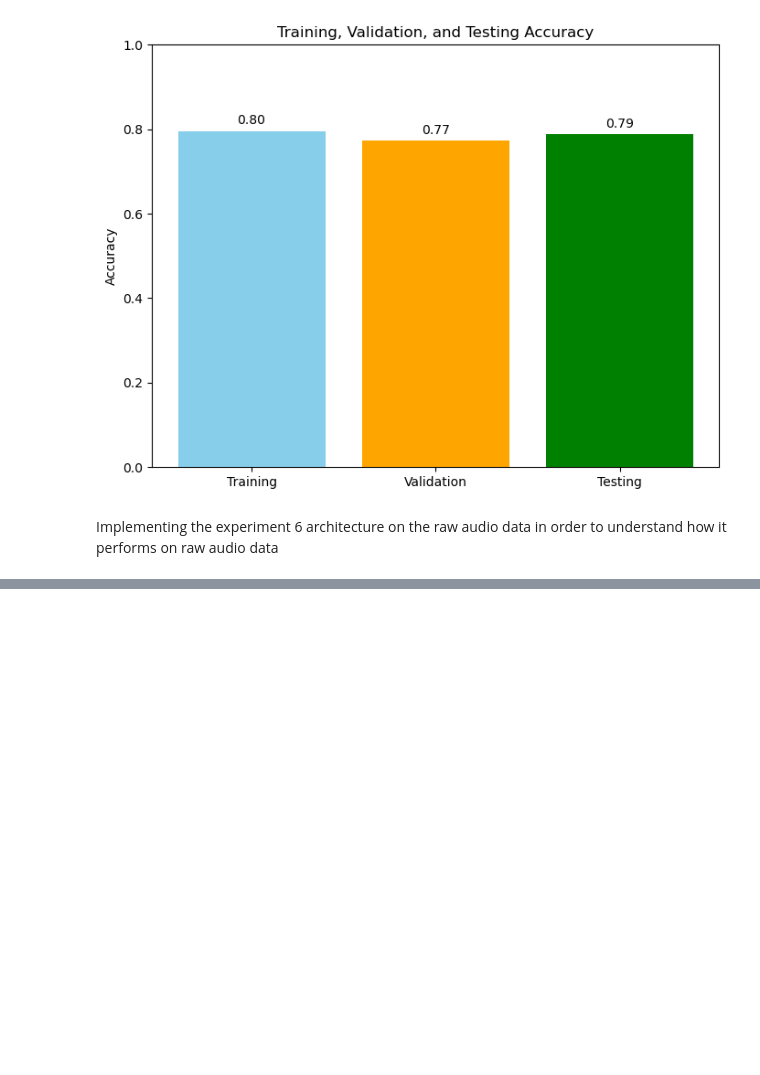
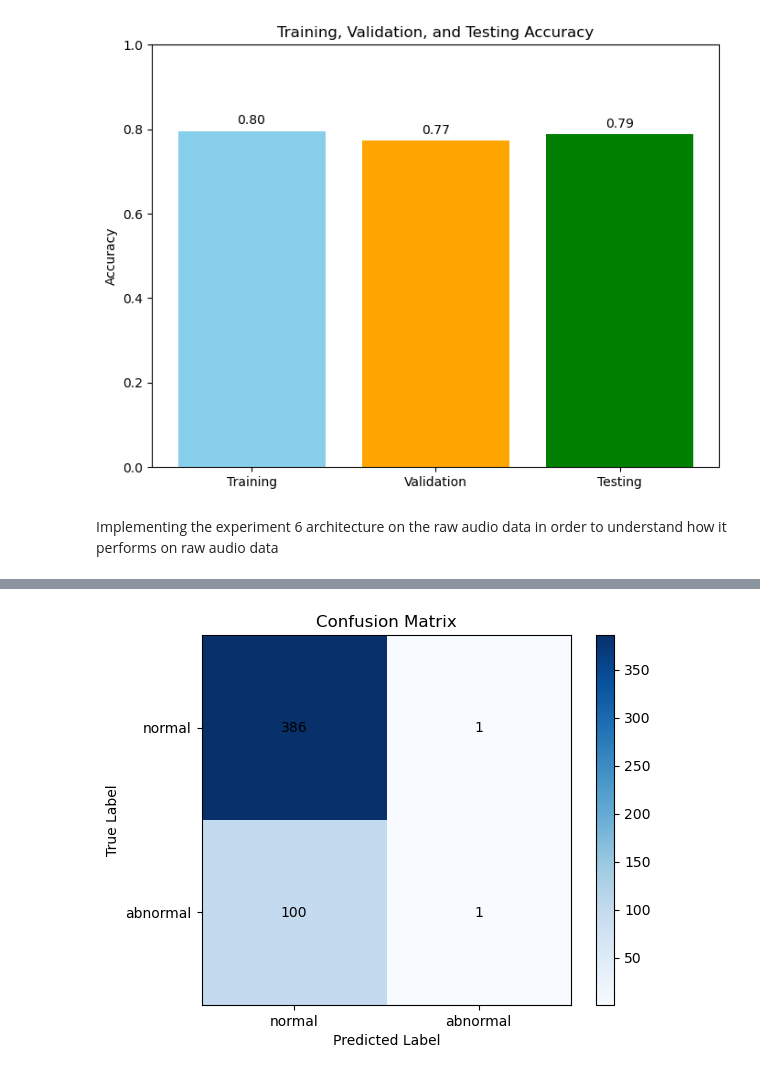
Before and after one commit to sania8/ProgrammingAndMathsforAI, a Jupyter notebook: Task1-NN_Implementation.ipynb, the cells around one changed output, grey strips where cells are left out. Drawn from its saved outputs; the diff is of its cells as text; code cells hidden in the pictures; blank space fills up the shorter version.

```diff
--- a/Task1-NN_Implementation.ipynb
+++ b/Task1-NN_Implementation.ipynb
@@ -914,0 +975,32 @@ Implementing the experiment 6 architecture on the raw audio data in order to und
+# %%
+import numpy as np
+import librosa
+
+def load_audio_folder(folder, max_len=16000):
+    X, y = [], []
+    for label, cls in enumerate(["normal", "abnormal"]):
+        cls_folder = os.path.join(folder, cls)
+        for file in os.listdir(cls_folder):
+            if file.endswith(".wav"):
+                path = os.path.join(cls_folder, file)
+                waveform, sr = librosa.load(path, sr=None)  # load original sampling rate
+
+                # Trim or pad to max_len
+                if len(waveform) > max_len:
+                    waveform = waveform[:max_len]
+                elif len(waveform) < max_len:
+                    waveform = np.pad(waveform, (0, max_len - len(waveform)))
+
+                X.append(waveform)
+                y.append(label)
+    return np.array(X), np.array(y)
+# %%
+max_len = 16000  # e.g., 1-second audio at 16kHz
+
+X_train, y_train = load_audio_folder(os.path.join(output_dir, "train"), max_len)
+X_val, y_val     = load_audio_folder(os.path.join(output_dir, "val"), max_len)
+X_test, y_test   = load_audio_folder(os.path.join(output_dir, "test"), max_len)
+
+print("Train:", X_train.shape, y_train.shape)
+print("Val:", X_val.shape, y_val.shape)
+print("Test:", X_test.shape, y_test.shape)
@@ -914,0 +1011,2 @@ Implementing the experiment 6 architecture on the raw audio data in order to und
+# %%
+model_audio = SimpleNN(input_dim=X_train.shape[1], hidden_dims=[2048, 512], output_dim=2, dropout_p=0.2)
@@ -914,0 +1023,11 @@ Implementing the experiment 6 architecture on the raw audio data in order to und
+# %%
+Experiment_audio = train(
+    model_audio,
+    X_train, y_train,
+    X_val, y_val,
+    X_test, y_test,
+    lr=0.001,
+    epochs=100,
+    l2=0.0
+)
+# %% [output]
@@ -914,0 +1051 @@ Implementing the experiment 6 architecture on the raw audio data in order to und
+[figure, added]
```
Also changed, not shown: parts of 7 cells of this notebook.
